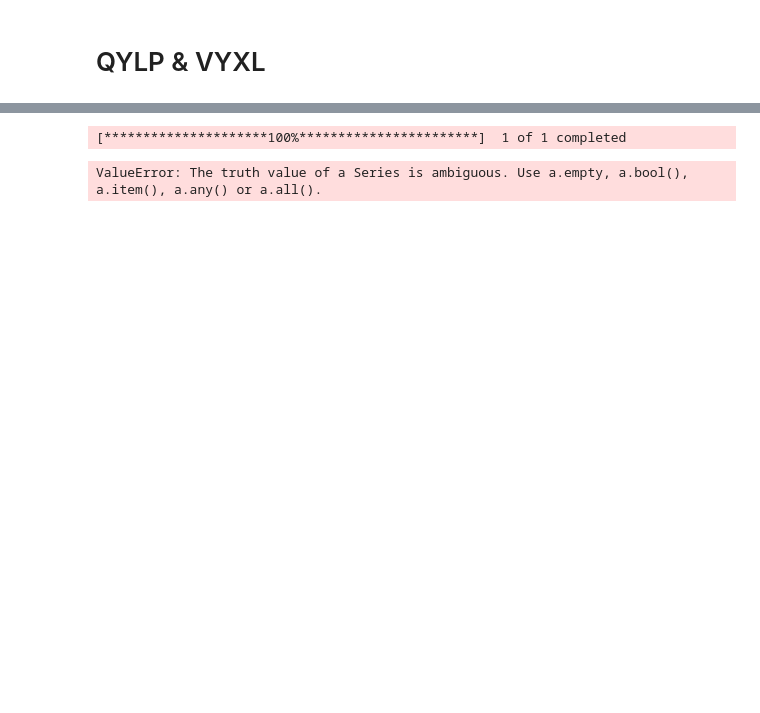
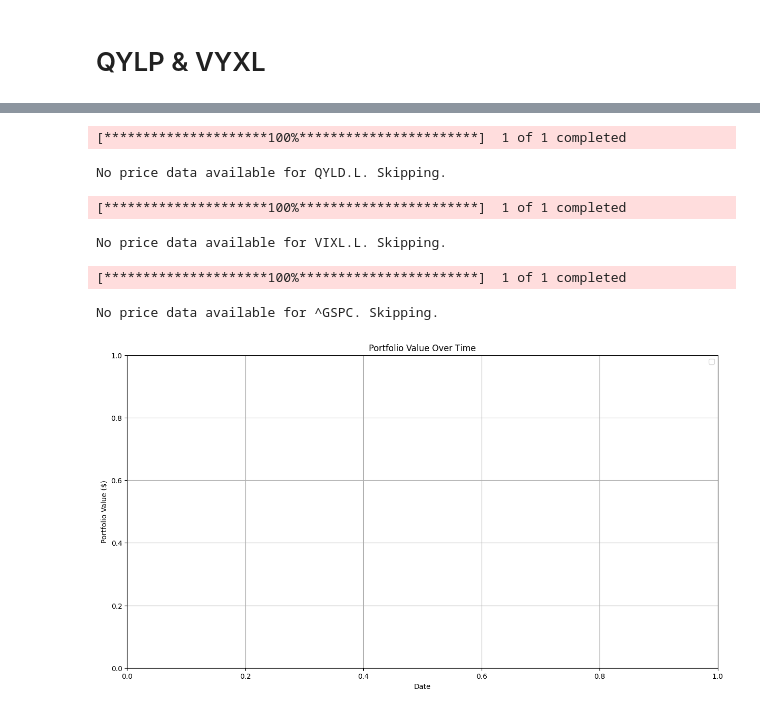
Before and after one commit to stefanciprian/rd, a Jupyter notebook: backtests.ipynb, the cells around one changed output, grey strips where cells are left out. Saved outputs shown, nothing was run; the diff lists cells and outputs as text; code cells hidden in the pictures; blank space fills up the shorter version.

```diff
--- a/backtests.ipynb
+++ b/backtests.ipynb
@@ -126,7 +90,7 @@ def backtest_strategy(ticker, initial_cash=5000, initial_asset=5000, profit_thre
         pd.DataFrame: A DataFrame containing the backtest results.
     """
 
-    data = yf.download(ticker, period="2y")
+    data = yf.download(ticker, period="2y", auto_adjust=True)
 
     if data.empty:
         print(f"No data downloaded for {ticker}. Skipping.")
@@ -134,34 +98,31 @@ def backtest_strategy(ticker, initial_cash=5000, initial_asset=5000, profit_thre
 
     columns = data.columns.tolist()
 
-    if 'Adj Close' in columns:
-        prices = data['Adj Close']
-    elif 'adjusted' in columns:
-        prices = data['adjusted']
+    if 'Close' in columns:
+        prices = data['Close']
     else:
-        prices = data['Close']
+        print(f"No price data available for {ticker}. Skipping.")
+        return pd.DataFrame()
 
     if prices.empty:
         print(f"No price data available for {ticker}. Skipping.")
         return pd.DataFrame()
 
-    if isinstance(prices.index, pd.RangeIndex):
-        dates = data.index
-    else:
-        dates = prices.index
+    dates = prices.index
 
     cash = initial_cash
-    assets = initial_asset / prices.iloc[0]
-    portfolio_value = [cash + assets * prices.iloc[0]]
+    initial_price = float(prices.iloc[0])  # Convert to float
+    assets = initial_asset / initial_price
+    portfolio_value = [cash + assets * initial_price]
     cash_values = [cash]
-    asset_values = [assets * prices.iloc[0]]
+    asset_values = [assets * initial_price]
     positions = [assets]
 
     in_position = True
-    buy_price = prices.iloc[0]
+    buy_price = initial_price
 
     for i in range(1, len(prices)):
-        current_price = prices.iloc[i]
+        current_price = float(prices.iloc[i])  # Convert to float
         current_portfolio_value = cash + assets * current_price
         portfolio_value.append(current_portfolio_value)
         cash_values.append(cash)
@@ -203,31 +164,36 @@ def run_parallel_backtests(tickers, initial_cash=5000, initial_asset=5000, profi
         profit_threshold (float): The profit percentage threshold for selling.
     """
 
     results = {}
     for ticker in tickers:
         result = backtest_strategy(ticker, initial_cash, initial_asset, profit_threshold)
         if not result.empty: # added check here.
           results[ticker] = result
 
     plt.figure(figsize=(15, 8))
     for ticker, result in results.items():
         plt.plot(result['Date'], result['Portfolio Value'], label=ticker)
 
     plt.title('Portfolio Value Over Time')
     plt.xlabel('Date')
     plt.ylabel('Portfolio Value ($)')
     plt.legend()
     plt.grid(True)
     plt.show()
 
     for ticker, result in results.items():
         print(f"Final portfolio value for {ticker}: ${result['Portfolio Value'].iloc[-1]:.2f}")
         print(f"Final cash for {ticker}: ${result['Cash'].iloc[-1]:.2f}")
         print(f"Final position size for {ticker}: {result['Positions'].iloc[-1]:.2f}")
 
 # Run the backtests
 tickers = ['QYLD.L', 'VIXL.L', '^GSPC']
 run_parallel_backtests(tickers)
 # %% [output]
 [*********************100%***********************]  1 of 1 completed
-ValueError: The truth value of a Series is ambiguous. Use a.empty, a.bool(), a.item(), a.any() or a.all().
+No price data available for QYLD.L. Skipping.
+[*********************100%***********************]  1 of 1 completed
+No price data available for VIXL.L. Skipping.
+[*********************100%***********************]  1 of 1 completed
+No price data available for ^GSPC. Skipping.
+[figure, added]
```
Also changed, not shown: parts of 3 cells of this notebook.
